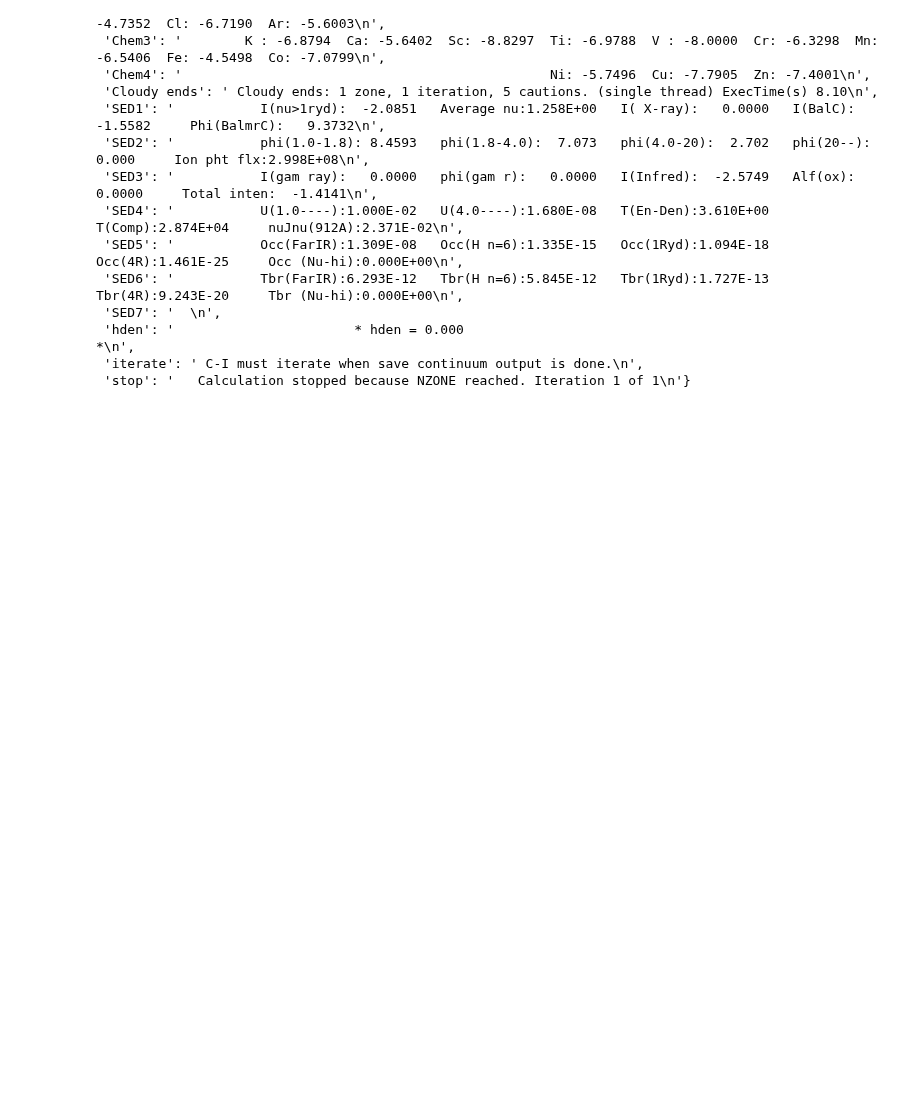
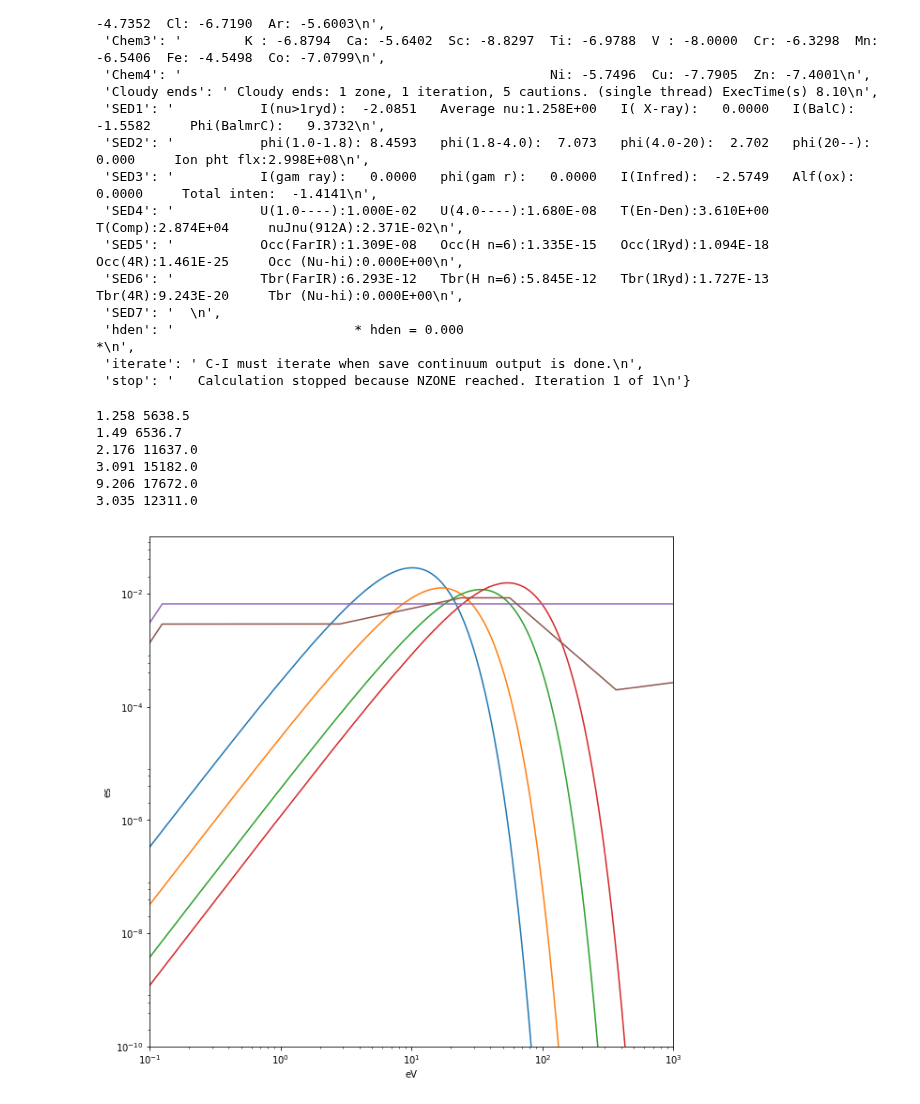
Before and after one commit to Morisset/Cloudy_Summer_School, a Jupyter notebook: Notebooks/SecondModels.ipynb, the cells around one changed output. Drawn from its saved outputs; the diff is of its cells as text; code cells hidden in the pictures; blank space fills up the shorter version.

```diff
--- a/Notebooks/SecondModels.ipynb
+++ b/Notebooks/SecondModels.ipynb
@@ -67,7 +67,24 @@ M.out
  'iterate': ' C-I must iterate when save continuum output is done.\n',
  'stop': '   Calculation stopped because NZONE reached. Iteration 1 of 1\n'}
 # %%
-mean_E = [np.float(sextract(M.out['SED1'], 'Average nu:', 'I(')) for M in Ms]
-T0 = [M.T0 for M in Ms]
+mean_Es = [np.float(sextract(M.out['SED1'], 'Average nu:', 'I(')) for M in Ms]
+T0s = [M.T0 for M in Ms]
+for mean_E, T0 in zip(mean_Es, T0s):
+    print(mean_E,T0)
+# %% [output]
+1.258 5638.5
+1.49 6536.7
+2.176 11637.0
+3.091 15182.0
+9.206 17672.0
+3.035 12311.0
+# %%
+f, ax = plt.subplots(figsize=(10,10))
+for M in Ms:
+    M.plot_spectrum(ax=ax)
+ax.set_xlim((0.1, 1000))
+ax.set_ylim((1e-10, 1e-1));
+# %% [output]
+[figure, added]
 # %%
 f, ax = plt.subplots(figsize=(10,8))
```
Also changed, not shown: parts of 2 cells of this notebook, 1 other file.
